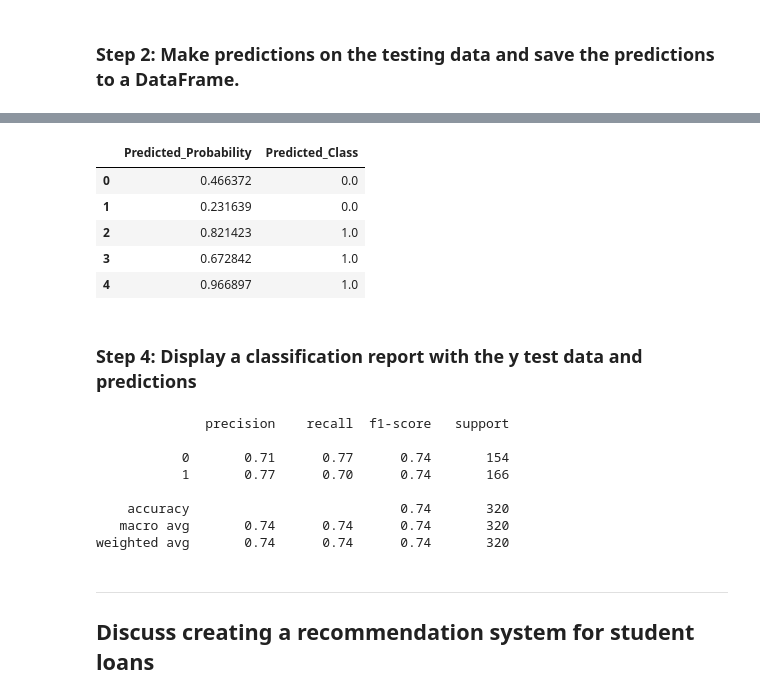
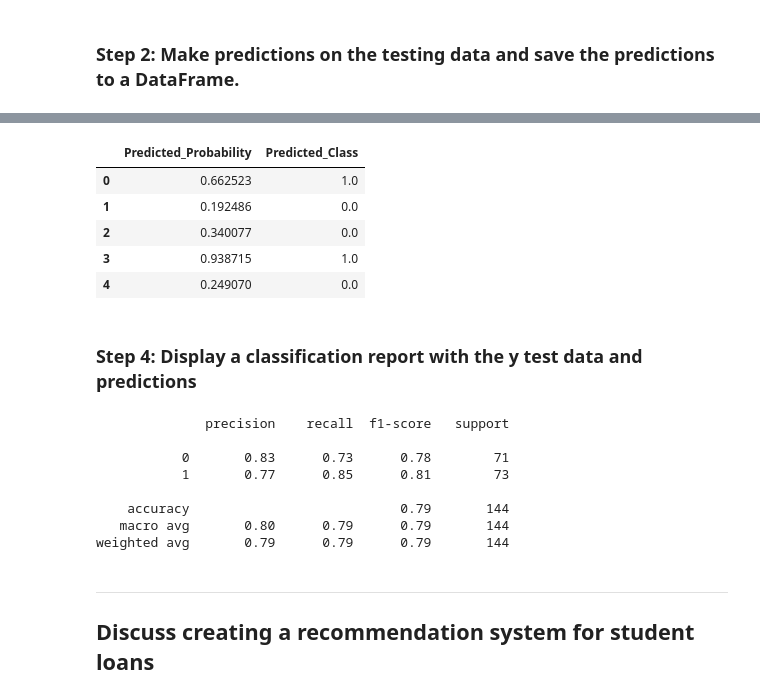
Before and after one commit to ehxewri/neural-network-challenge-1, a Jupyter notebook: student_loans_with_deep_learning.ipynb, the cells around one changed output, grey strips where cells are left out. Saved outputs shown, nothing was run; the diff lists cells and outputs as text; code cells hidden in the pictures.

Commit message:
attempt at optimization. not very successful

```diff
--- a/student_loans_with_deep_learning.ipynb
+++ b/student_loans_with_deep_learning.ipynb
@@ -123,7 +124,7 @@ print(sorted_vif)
 3              gpa_ranking     4.662992
 # %%
 # drop_columns = ['finance_workshop_score','cohort_ranking','financial_aid_score','payment_history','total_loan_score','location_parameter']
-drop_columns = ['finance_workshop_score']
-X = X.drop(columns=drop_columns)
+drop_columns = ['gpa_ranking','alumni_success','finance_workshop_score','cohort_ranking']
+# X = X.drop(columns=drop_columns)
 # %%
 # Calculating VIF for each feature
@@ -152,0 +155,4 @@ X_train,X_test,y_train,y_test = train_test_split(X,y,test_size=.2,random_state=1
+# %%
+# Assume X and y are your features and labels respectively
+X_train, X_temp, y_train, y_temp = train_test_split(X, y, test_size=0.30, random_state=1)  # Split into training and temp (validation + test)
+X_val, X_test, y_val, y_test = train_test_split(X_temp, y_temp, test_size=0.30, random_state=1)  # Split the temp into validation and test
@@ -367,16 +412,16 @@ array([[0.46637234],
 # %%
 # Save the predictions to a DataFrame and round the predictions to binary results
 predictions_df = pd.DataFrame(data=predictions, columns=['Predicted_Probability'])
 # Round predictions to binary results (0 or 1) using 0.5 as the threshold
 predictions_df['Predicted_Class'] = round(predictions_df['Predicted_Probability'])
-predictions_df.head()
+predictions_df.head(5)
 # %% [output]
 |  | Predicted_Probability | Predicted_Class |
-| 0 | 0.466372 | 0.0 |
-| 1 | 0.231639 | 0.0 |
-| 2 | 0.821423 | 1.0 |
-| 3 | 0.672842 | 1.0 |
-| 4 | 0.966897 | 1.0 |
+| 0 | 0.662523 | 1.0 |
+| 1 | 0.192486 | 0.0 |
+| 2 | 0.340077 | 0.0 |
+| 3 | 0.938715 | 1.0 |
+| 4 | 0.249070 | 0.0 |
 # %% [markdown]
 ### Step 4: Display a classification report with the y test data and predictions
 # %%
@@ -385,12 +430,12 @@ print(classification_report(y_test, predictions_df["Predicted_Class"].values))
 # %% [output]
               precision    recall  f1-score   support
 
-           0       0.71      0.77      0.74       154
-           1       0.77      0.70      0.74       166
+           0       0.83      0.73      0.78        71
+           1       0.77      0.85      0.81        73
 
-    accuracy                           0.74       320
-   macro avg       0.74      0.74      0.74       320
-weighted avg       0.74      0.74      0.74       320
+    accuracy                           0.79       144
+   macro avg       0.80      0.79      0.79       144
+weighted avg       0.79      0.79      0.79       144
 # %% [markdown]
 ---
 ## Discuss creating a recommendation system for student loans
```
Also changed, not shown: parts of 26 cells of this notebook, 2 other files.
